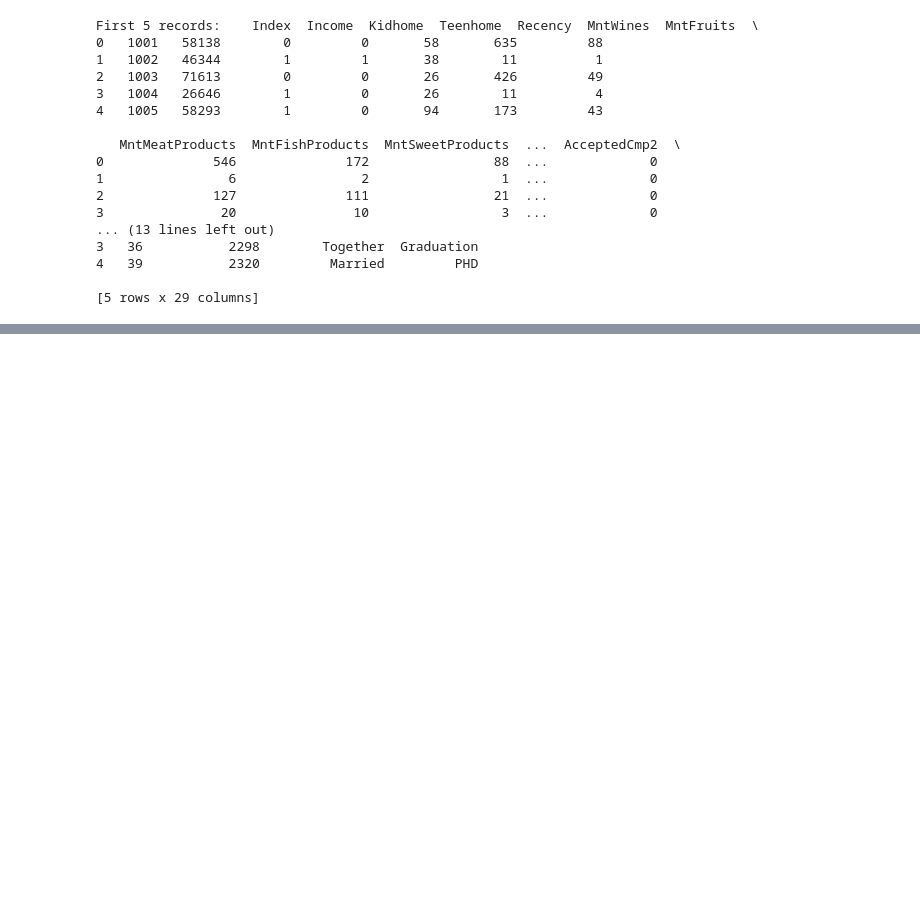
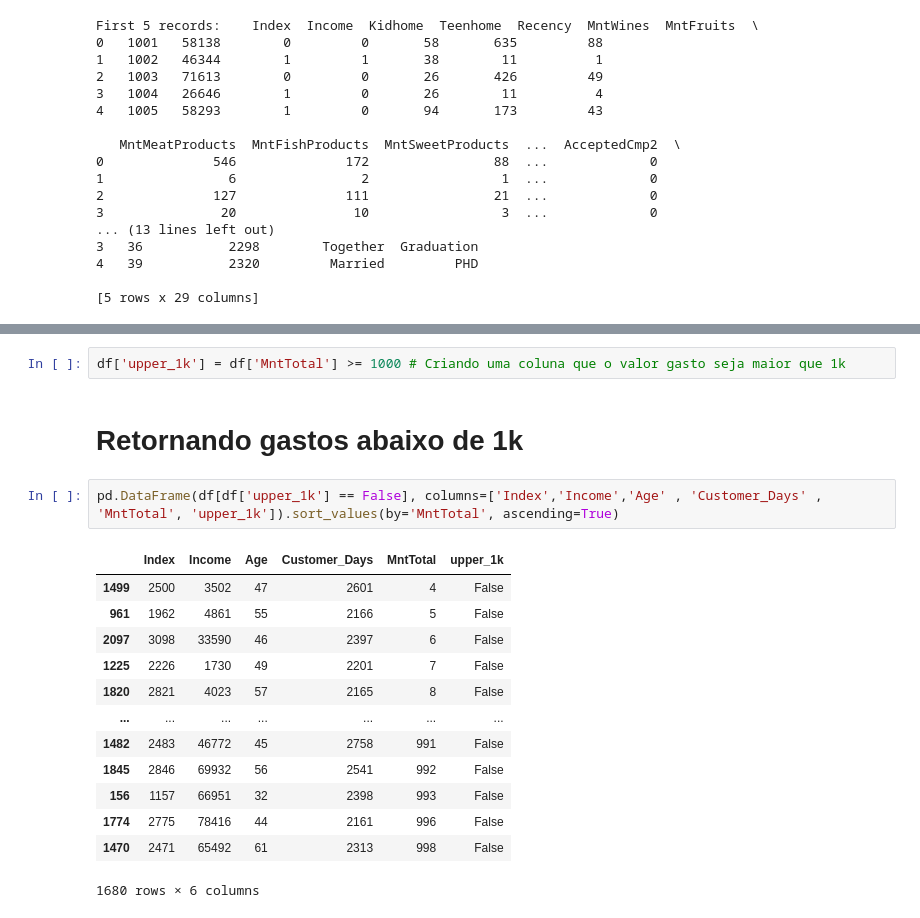
Before and after one commit to evertonenrico/Ifood_Insights, a Jupyter notebook: Ifood_Dataset/Import_DataSet_Ifood.ipynb, the cells around one changed output, grey strips where cells are left out. Drawn from its saved outputs; the diff is of its cells as text; blank space fills up the shorter version.

```diff
--- a/Ifood_Dataset/Import_DataSet_Ifood.ipynb
+++ b/Ifood_Dataset/Import_DataSet_Ifood.ipynb
@@ -139,0 +146,20 @@ df.tail()
+# %%
+df['upper_1k'] = df['MntTotal'] >= 1000 # Criando uma coluna que o valor gasto seja maior que 1k
+# %% [markdown]
+# Retornando gastos abaixo de 1k
+# %%
+pd.DataFrame(df[df['upper_1k'] == False], columns=['Index','Income','Age' , 'Customer_Days' , 'MntTotal', 'upper_1k']).sort_values(by='MntTotal', ascending=True)
+# %% [output]
+|  | Index | Income | Age | Customer_Days | MntTotal | upper_1k |
+| 1499 | 2500 | 3502 | 47 | 2601 | 4 | False |
+| 961 | 1962 | 4861 | 55 | 2166 | 5 | False |
+| 2097 | 3098 | 33590 | 46 | 2397 | 6 | False |
+| 1225 | 2226 | 1730 | 49 | 2201 | 7 | False |
+| 1820 | 2821 | 4023 | 57 | 2165 | 8 | False |
+| ... | ... | ... | ... | ... | ... | ... |
+| 1482 | 2483 | 46772 | 45 | 2758 | 991 | False |
+| 1845 | 2846 | 69932 | 56 | 2541 | 992 | False |
+| 156 | 1157 | 66951 | 32 | 2398 | 993 | False |
+| 1774 | 2775 | 78416 | 44 | 2161 | 996 | False |
+| 1470 | 2471 | 65492 | 61 | 2313 | 998 | False |
+1680 rows × 6 columns
```
Also changed, not shown: parts of 2 cells of this notebook.
